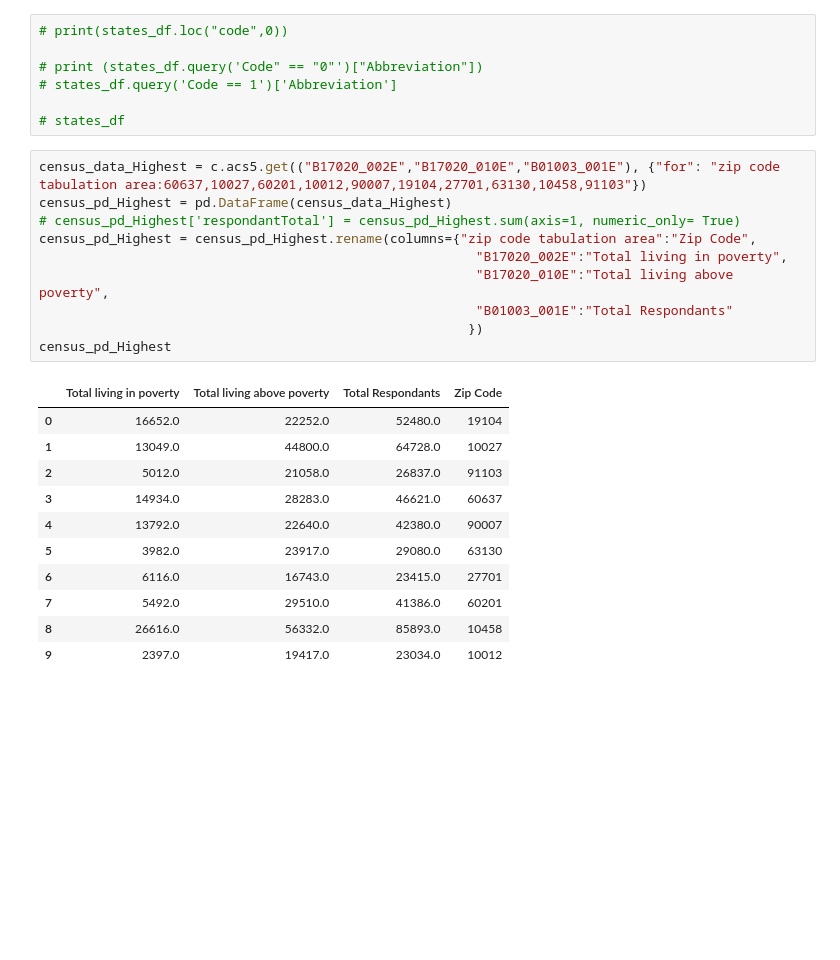
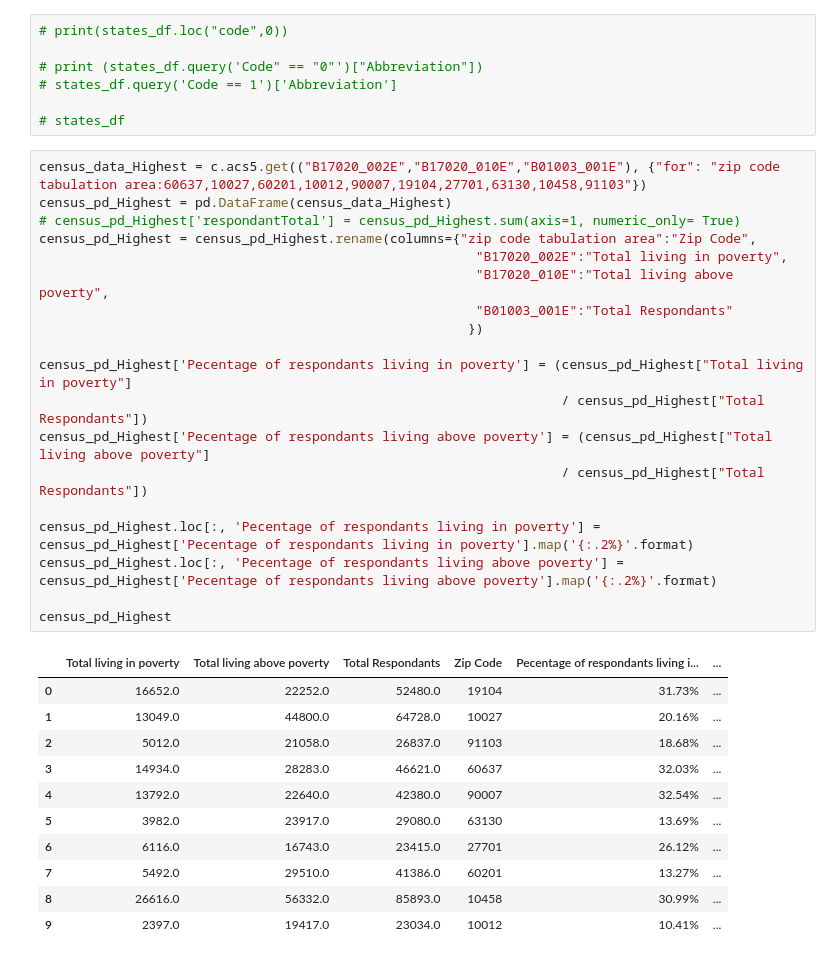
Before and after one commit to OP78142/proj-1-g4, a Jupyter notebook: ProjectWork.ipynb, the cells around one changed output. Cells and saved outputs as stored; diff of their text form; blank space fills up the shorter version.

```diff
--- a/ProjectWork.ipynb
+++ b/ProjectWork.ipynb
@@ -34,25 +45,34 @@ states_df = pd.read_csv('resources/States.csv')
 # %%
 census_data_Highest = c.acs5.get(("B17020_002E","B17020_010E","B01003_001E"), {"for": "zip code tabulation area:60637,10027,60201,10012,90007,19104,27701,63130,10458,91103"})
 census_pd_Highest = pd.DataFrame(census_data_Highest)
 # census_pd_Highest['respondantTotal'] = census_pd_Highest.sum(axis=1, numeric_only= True)
 census_pd_Highest = census_pd_Highest.rename(columns={"zip code tabulation area":"Zip Code",
                                                         "B17020_002E":"Total living in poverty",
                                                         "B17020_010E":"Total living above poverty",
                                                         "B01003_001E":"Total Respondants"
                                                        })
+
+census_pd_Highest['Pecentage of respondants living in poverty'] = (census_pd_Highest["Total living in poverty"]
+                                                                   / census_pd_Highest["Total Respondants"])
+census_pd_Highest['Pecentage of respondants living above poverty'] = (census_pd_Highest["Total living above poverty"]
+                                                                   / census_pd_Highest["Total Respondants"])
+
+census_pd_Highest.loc[:, 'Pecentage of respondants living in poverty'] = census_pd_Highest['Pecentage of respondants living in poverty'].map('{:.2%}'.format)
+census_pd_Highest.loc[:, 'Pecentage of respondants living above poverty'] = census_pd_Highest['Pecentage of respondants living above poverty'].map('{:.2%}'.format)
+
 census_pd_Highest
 # %% [output]
-|  | Total living in poverty | Total living above poverty | Total Respondants | Zip Code |
-| 0 | 16652.0 | 22252.0 | 52480.0 | 19104 |
-| 1 | 13049.0 | 44800.0 | 64728.0 | 10027 |
-| 2 | 5012.0 | 21058.0 | 26837.0 | 91103 |
-| 3 | 14934.0 | 28283.0 | 46621.0 | 60637 |
-| 4 | 13792.0 | 22640.0 | 42380.0 | 90007 |
-| 5 | 3982.0 | 23917.0 | 29080.0 | 63130 |
-| 6 | 6116.0 | 16743.0 | 23415.0 | 27701 |
-| 7 | 5492.0 | 29510.0 | 41386.0 | 60201 |
-| 8 | 26616.0 | 56332.0 | 85893.0 | 10458 |
-| 9 | 2397.0 | 19417.0 | 23034.0 | 10012 |
+|  | Total living in poverty | Total living above poverty | Total Respondants | Zip Code | Pecentage of respondants living i... | ... |
+| 0 | 16652.0 | 22252.0 | 52480.0 | 19104 | 31.73% | ... |
+| 1 | 13049.0 | 44800.0 | 64728.0 | 10027 | 20.16% | ... |
+| 2 | 5012.0 | 21058.0 | 26837.0 | 91103 | 18.68% | ... |
+| 3 | 14934.0 | 28283.0 | 46621.0 | 60637 | 32.03% | ... |
+| 4 | 13792.0 | 22640.0 | 42380.0 | 90007 | 32.54% | ... |
+| 5 | 3982.0 | 23917.0 | 29080.0 | 63130 | 13.69% | ... |
+| 6 | 6116.0 | 16743.0 | 23415.0 | 27701 | 26.12% | ... |
+| 7 | 5492.0 | 29510.0 | 41386.0 | 60201 | 13.27% | ... |
+| 8 | 26616.0 | 56332.0 | 85893.0 | 10458 | 30.99% | ... |
+| 9 | 2397.0 | 19417.0 | 23034.0 | 10012 | 10.41% | ... |
 # %%
 census_data_Random = c.acs5.get(("B17020_002E","B17020_010E","B01003_001E"), {"for": "zip code tabulation area:98125,98391,27405,32073,33604,90804,96720,29466,07960,77901"})
 census_pd_Random = pd.DataFrame(census_data_Random)
```
Also changed, not shown: parts of 7 cells of this notebook.
